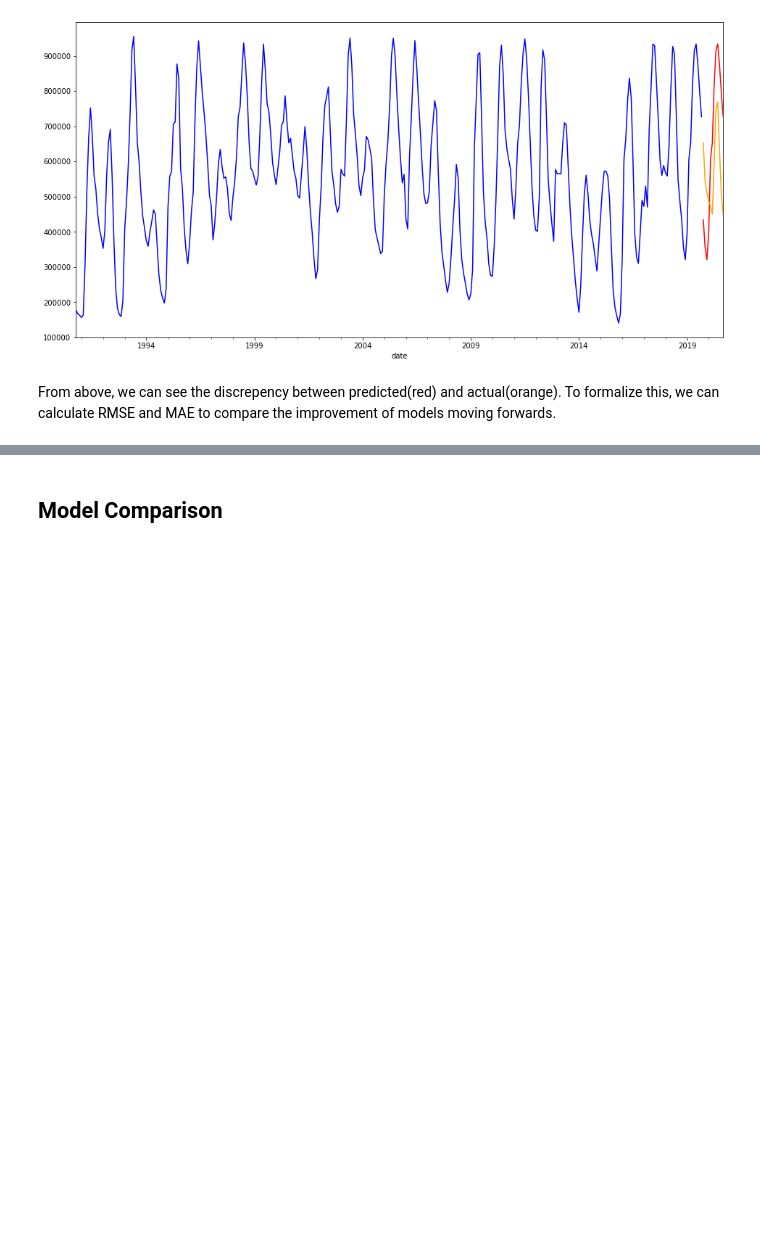
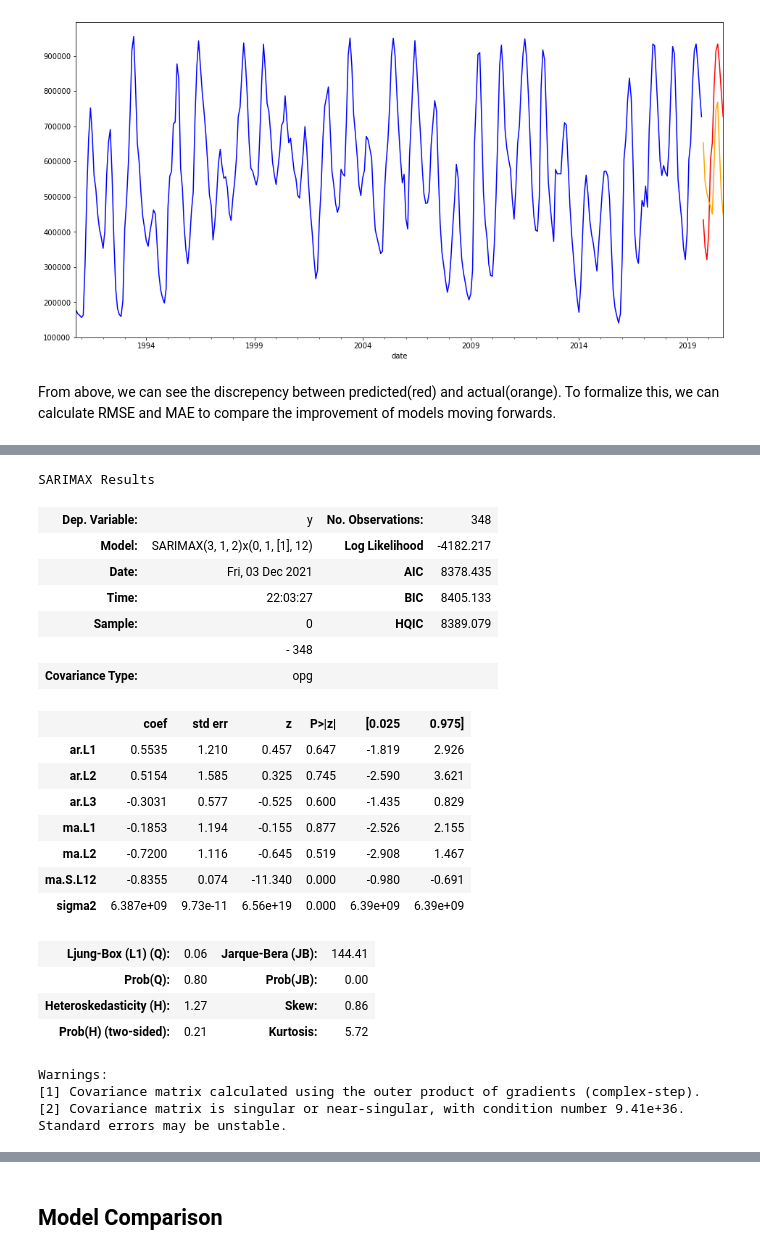
Before and after one commit to jadeadams517/California_Reservoir_Prediction, a Jupyter notebook: mvp.ipynb, the cells around one changed output, grey strips where cells are left out. Cells and saved outputs as stored; diff of their text form; code cells hidden in the pictures; blank space fills up the shorter version.

Commit message:
add sarima gridsearch

```diff
--- a/mvp.ipynb
+++ b/mvp.ipynb
@@ -248,20 +325,21 @@ Our goal is to find a model that can most accurately predict the 2020 water year
 ## Creating the Train and Test Sets
 # %%
 #20 years of data to train
-train_start, train_stop = '1990-10-01','2019-10-01'\
+train_start, train_stop = '1990-10-01','2019-10-01'
+
 #1 year for testing
 test_start, test_stop = '2019-10-01', '2020-10-01'
 
+#create train and
+train, test = data[train_start:train_stop], data[test_start:test_stop]
+
+#create separate target and exogenous variable sets
 X= data.drop('storage',axis=1,inplace=False)
 y= data['storage']
-
-train, test = data[train_start:train_stop], data[test_start:test_stop]
 
 X_train, X_test = X[train_start:train_stop], X[test_start:test_stop]
 y_train, y_test = y[train_start:train_stop], y[test_start:test_stop]
 
-train_len = len(y_train)
-
 print(test)
 # %% [output]
             Monthly  Annual  evaporation    storage
@@ -323,0 +389,8 @@ In order to predict 12 months in advance, we can use lagged data in the SARIMA m
+# %%
+sarima_model = auto_arima(y_train,start_p=0,d=1,start_q=0,
+          max_p=3,max_d=3,max_q=3, start_P=0,
+          D=1, start_Q=3, max_P=3,max_D=3,
+          max_Q=3, m=12, seasonal=True,
+          error_action='warn',trace=True,
+          supress_warnings=True,stepwise=True,
+          random_state=20,n_fits=50)
@@ -323,0 +415,26 @@ In order to predict 12 months in advance, we can use lagged data in the SARIMA m
+# %%
+sarima_model.summary()
+# %% [output]
+SARIMAX Results
+| Dep. Variable: | y | No. Observations: | 348 |
+| Model: | SARIMAX(3, 1, 2)x(0, 1, [1], 12) | Log Likelihood | -4182.217 |
+| Date: | Fri, 03 Dec 2021 | AIC | 8378.435 |
+| Time: | 22:03:27 | BIC | 8405.133 |
+| Sample: | 0 | HQIC | 8389.079 |
+|  | - 348 |  |  |
+| Covariance Type: | opg |  |  |
+|  | coef | std err | z | P>|z| | [0.025 | 0.975] |
+| ar.L1 | 0.5535 | 1.210 | 0.457 | 0.647 | -1.819 | 2.926 |
+| ar.L2 | 0.5154 | 1.585 | 0.325 | 0.745 | -2.590 | 3.621 |
+| ar.L3 | -0.3031 | 0.577 | -0.525 | 0.600 | -1.435 | 0.829 |
+| ma.L1 | -0.1853 | 1.194 | -0.155 | 0.877 | -2.526 | 2.155 |
+| ma.L2 | -0.7200 | 1.116 | -0.645 | 0.519 | -2.908 | 1.467 |
+| ma.S.L12 | -0.8355 | 0.074 | -11.340 | 0.000 | -0.980 | -0.691 |
+| sigma2 | 6.387e+09 | 9.73e-11 | 6.56e+19 | 0.000 | 6.39e+09 | 6.39e+09 |
+| Ljung-Box (L1) (Q): | 0.06 | Jarque-Bera (JB): | 144.41 |
+| Prob(Q): | 0.80 | Prob(JB): | 0.00 |
+| Heteroskedasticity (H): | 1.27 | Skew: | 0.86 |
+| Prob(H) (two-sided): | 0.21 | Kurtosis: | 5.72 |
+Warnings:
+[1] Covariance matrix calculated using the outer product of gradients (complex-step).
+[2] Covariance matrix is singular or near-singular, with condition number 9.41e+36. Standard errors may be unstable.
```
Also changed, not shown: parts of 37 cells of this notebook.
